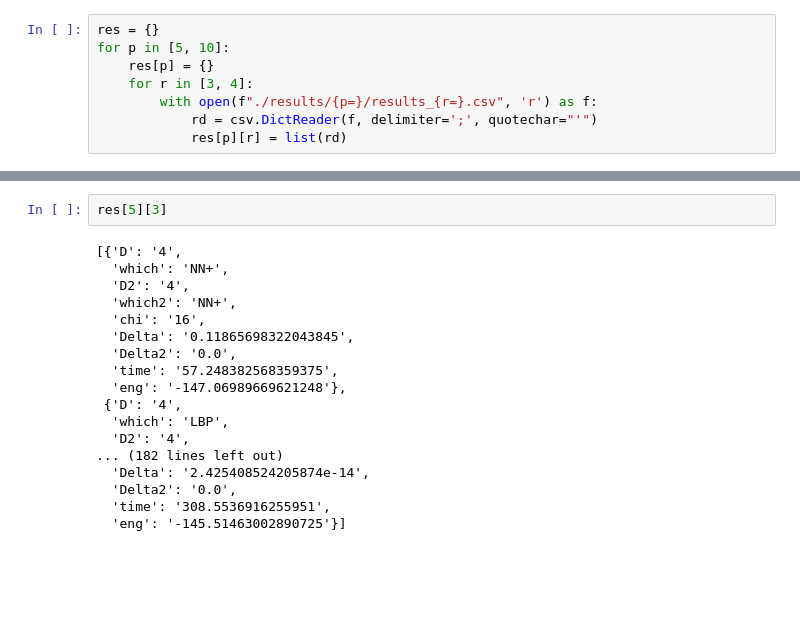
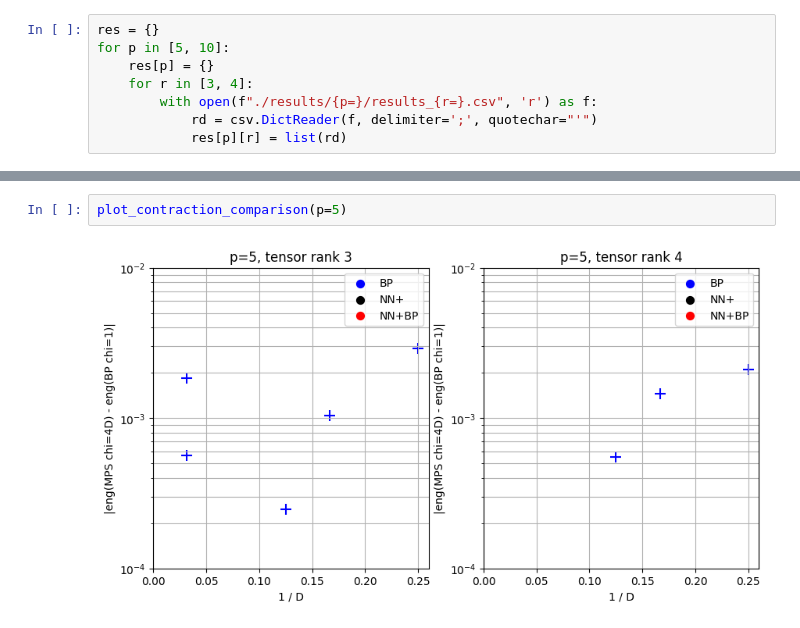
Before and after one commit to marekrams/hex, a Jupyter notebook: results_p=5_and_p=10.ipynb, the cells around one changed output, grey strips where cells are left out. Cells and saved outputs as stored; diff of their text form; blank space fills up the shorter version.

```diff
--- a/results_p=5_and_p=10.ipynb
+++ b/results_p=5_and_p=10.ipynb
@@ -88,20 +92,4 @@ for i, r in enumerate([3, 4]):
-# %%
-res[5][3]
-# %% [output]
-[{'D': '4',
-  'which': 'NN+',
-  'D2': '4',
-  'which2': 'NN+',
-  'chi': '16',
-  'Delta': '0.11865698322043845',
-  'Delta2': '0.0',
-  'time': '57.248382568359375',
-  'eng': '-147.06989669621248'},
- {'D': '4',
-  'which': 'LBP',
-  'D2': '4',
-... (182 lines left out)
-  'Delta': '2.425408524205874e-14',
-  'Delta2': '0.0',
-  'time': '308.5536916255951',
-  'eng': '-145.51463002890725'}]
+# %%
+plot_contraction_comparison(p=5)
+# %% [output]
+[figure, added]
```
Also changed, not shown: parts of 5 cells of this notebook, 6 other files.
